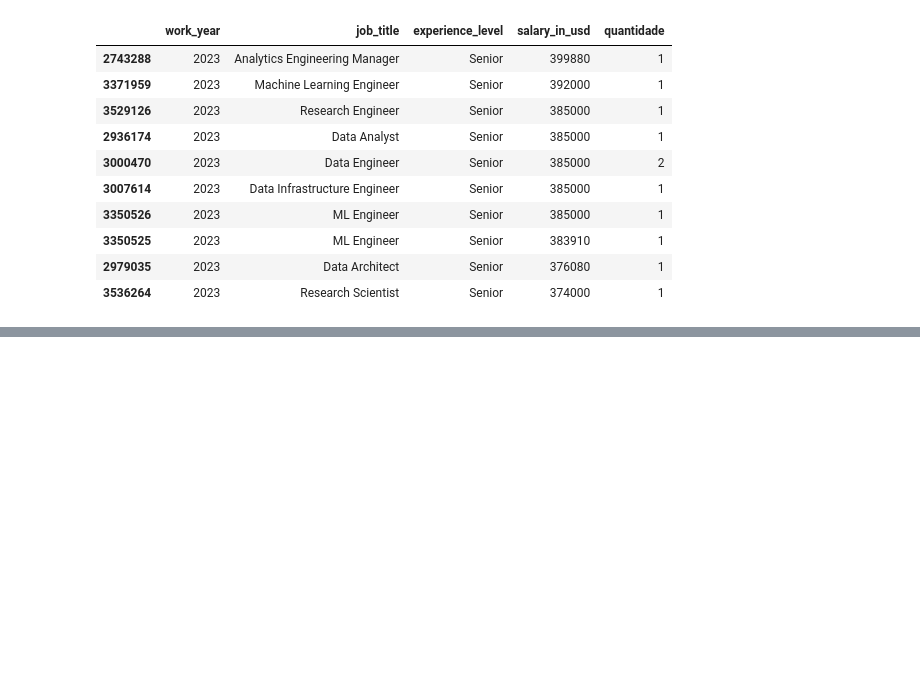
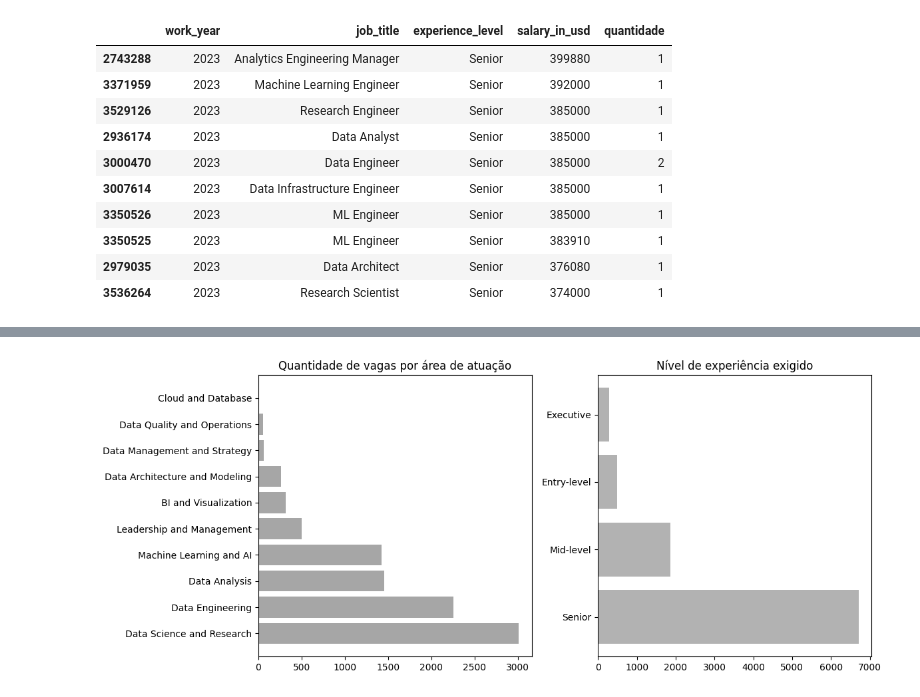
Before and after one commit to ryanrodr/eda-jobs-in-data, a Jupyter notebook: analise_exploratoria.ipynb, the cells around one changed output, grey strips where cells are left out. Drawn from its saved outputs; the diff is of its cells as text; code cells hidden in the pictures; blank space fills up the shorter version.

```diff
--- a/analise_exploratoria.ipynb
+++ b/analise_exploratoria.ipynb
@@ -296,0 +242,3 @@ grouped3[filtro3].sort_values(by='salary_in_usd', ascending=False).head(10) # or
+# %%
+total_categoria = data['job_category'].value_counts().reset_index(name='quantidade')
+total_categoria # Contando a quantidade por categoria e renomeando a coluna
@@ -296,0 +257,3 @@ grouped3[filtro3].sort_values(by='salary_in_usd', ascending=False).head(10) # or
+# %%
+nivel_experiencia = data['experience_level'].value_counts().reset_index(name='quantidade')
+nivel_experiencia # Contando a quantidade por categoria e renomeando a coluna
@@ -296,0 +266,18 @@ grouped3[filtro3].sort_values(by='salary_in_usd', ascending=False).head(10) # or
+# %%
+# Definindo os subplots
+plt.figure(figsize=(12, 5))
+
+# Subplot 1
+plt.subplot(1, 2, 1)  # Uma linha, duas colunas, primeiro subplot
+plt.barh(total_categoria['job_category'], total_categoria['quantidade'], color='grey', alpha=0.7)
+plt.title('Quantidade de vagas por área de atuação')
+
+# Subplot 2
+plt.subplot(1, 2, 2)  # Uma linha, duas colunas, segundo subplot
+plt.barh(nivel_experiencia['experience_level'], nivel_experiencia['quantidade'], color='grey', alpha=0.6)
+plt.title('Nível de experiência exigido')
+
+plt.tight_layout()  # Ajusta automaticamente a disposição dos subplots para evitar sobreposição
+plt.show()
+# %% [output]
+[figure, added]
```
Also changed, not shown: parts of 14 cells of this notebook.
